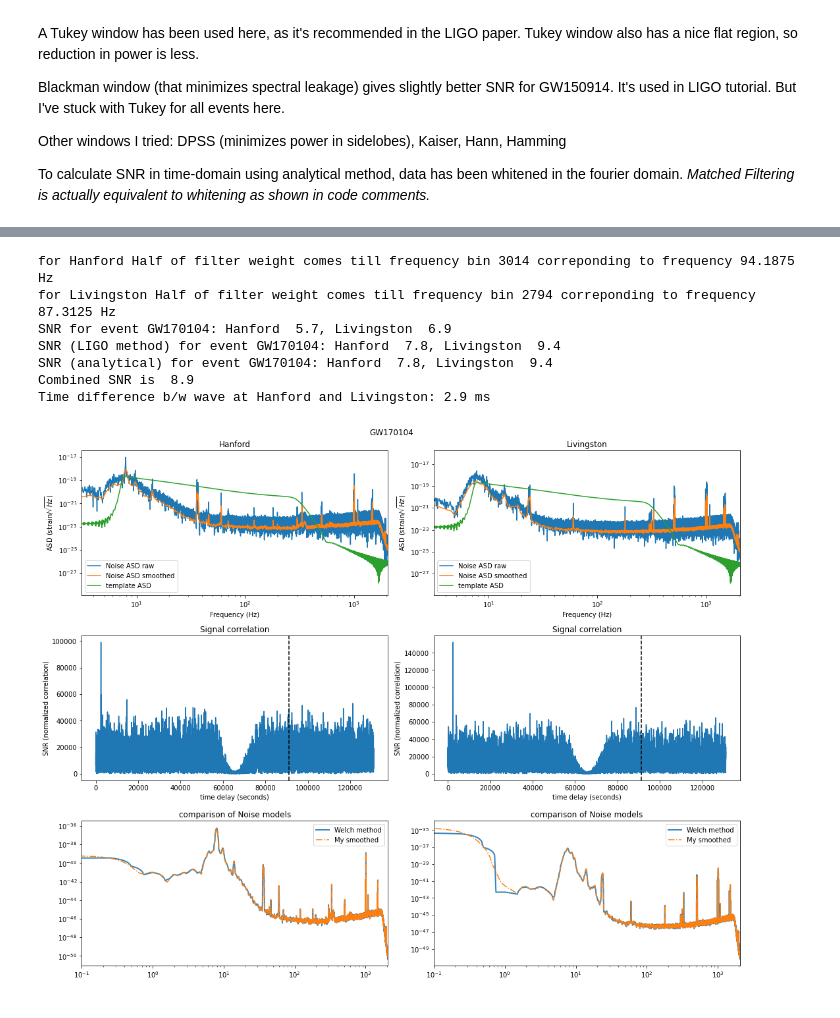
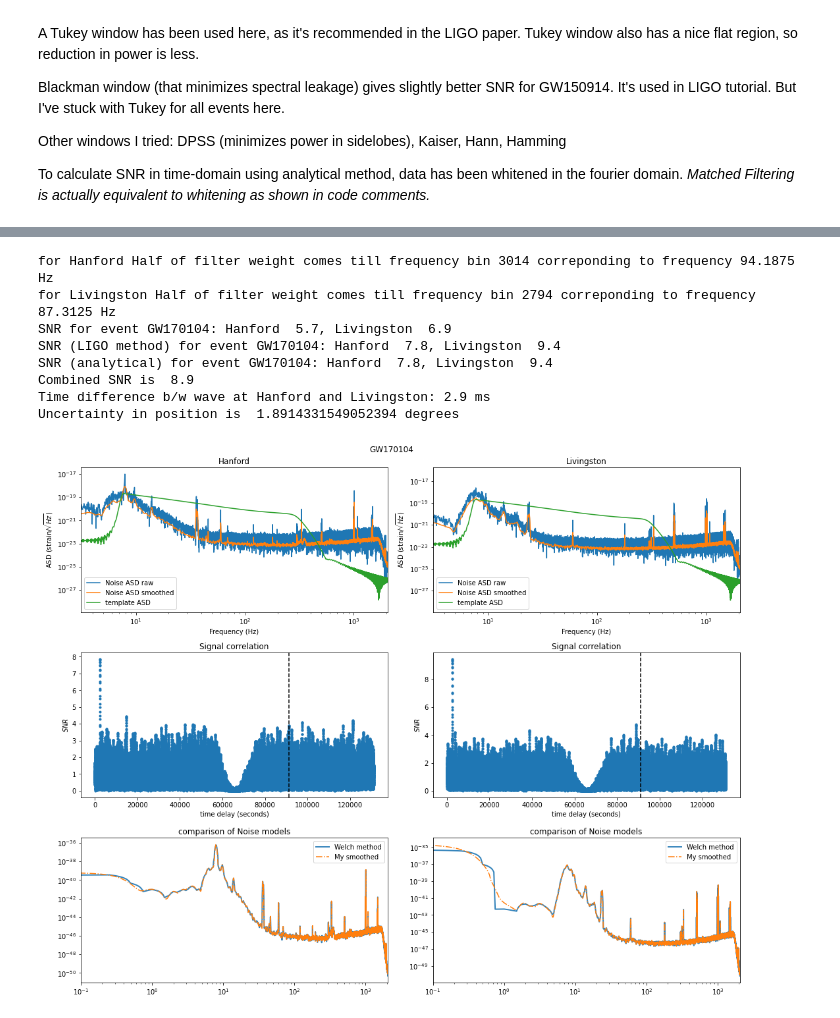
Before and after one commit to mohanagr/PHYS512, a Jupyter notebook: ps6/MF.ipynb, the cells around one changed output, grey strips where cells are left out. Cells and saved outputs as stored; diff of their text form; code cells hidden in the pictures.

```diff
--- a/ps6/MF.ipynb
+++ b/ps6/MF.ipynb
@@ -68,3 +100,7 @@ It is observed that the SNR calculated using actual Noise level and correlation
+# %%
+c = 3e5 #km/s
+d = 3000 # km
+deldel_x = c*0.00034526698 #km
 # %%
 def read_template(filename):
     dataFile=h5py.File(filename,'r')
@@ -178,10 +214,10 @@ def fit(fname, template_name, ax, winfunc,args=(), lowcutoff=200,highcutoff=5000
 
     print("for",title,"Half of filter weight comes till frequency bin", indhalf, "correponding to frequency", indhalf*df, "Hz")
 
-    ax[1].plot(np.arange(len(LIGOsnr)), np.abs(LIGOsnr)**2,'.')
-    ax[1].set_xlim([indmax-20,indmax+20])
+    ax[1].plot(np.arange(len(LIGOsnr)), np.abs(LIGOsnr),'.')
+#     ax[1].set_xlim([indmax-20,indmax+20])
     ax[1].set_title('Signal correlation')
-    ax[1].set_ylabel('SNR (normalized correlation)')
+    ax[1].set_ylabel('$SNR$')
     ax[1].set_xlabel('time delay (seconds)')
     ax[1].axvline((n-corrcutoff), color='black', linestyle='--')
     plt.tight_layout()
@@ -194,7 +230,7 @@ def fit(fname, template_name, ax, winfunc,args=(), lowcutoff=200,highcutoff=5000
 
 #     vector =
     totalsnr = np.abs(LIGOsnr)**2
-    print(totalsnr[indmax]-totalsnr[indmax-1], totalsnr[indmax]-totalsnr[indmax+1])
+
     analysnr = np.max(np.abs(corr))/np.sqrt(H) # = LIGO SNR; factor of 2 makes analytical SNR = LIGO SNR
     snr = mysignal/mynoise # this is the time-domain estimate from actual scatter
 
@@ -321,31 +369,36 @@ fig.set_size_inches(15,12)
 fig.suptitle(event)
 ax1 = ax[:,0]
 ax2 = ax[:,1]
 band = events[event]['fband']
 ind1, snr1, snrfft1, analsnr1 = fit(events[event]['fn_H1'], events[event]['fn_template'], ax1, windows.tukey, args=(0.2,),\
                                     lowcutoff=band[0],highcutoff=band[1], corrcutoff=40000)
 ind2, snr2, snrfft2, analsnr2 = fit(events[event]['fn_L1'], events[event]['fn_template'], ax2, windows.tukey, args=(0.2,), \
                                     lowcutoff=band[0], highcutoff=band[1], corrcutoff=40000, hanford=False)
 
 print(f"SNR for event {event}: Hanford {snr1:4.1f}, Livingston {snr2:4.1f}")
 print(f"SNR (LIGO method) for event {event}: Hanford {snrfft1:4.1f}, Livingston {snrfft2:4.1f}")
 print(f"SNR (analytical) for event {event}: Hanford {analsnr1:4.1f}, Livingston {analsnr2:4.1f}")
 
 # ratio1 = snr1/snr2
 # ratio2 = snrfft1/snrfft2
 # ratio3 = analsnr1/analsnr2
 
 timediff = np.abs(ind1-ind2)/4096
 # print("ratios are:", ratio1, ratio2, ratio3)
 combinedsnr = np.sqrt(snr1**2+snr2**2)
 print(f"Combined SNR is {combinedsnr:4.1f}")
 print(f"Time difference b/w wave at Hanford and Livingston: {timediff*1000:2.1f} ms")
+timediff = np.abs(ind1-ind2)/4096
+delx = c*timediff
+del_theta = deldel_x/d * np.sqrt(1 - delx**2/d**2) *180/np.pi
+print("Uncertainty in position is ", del_theta, "degrees")
 # %% [output]
 for Hanford Half of filter weight comes till frequency bin 3014 correponding to frequency 94.1875 Hz
 for Livingston Half of filter weight comes till frequency bin 2794 correponding to frequency 87.3125 Hz
 SNR for event GW170104: Hanford  5.7, Livingston  6.9
 SNR (LIGO method) for event GW170104: Hanford  7.8, Livingston  9.4
 SNR (analytical) for event GW170104: Hanford  7.8, Livingston  9.4
 Combined SNR is  8.9
 Time difference b/w wave at Hanford and Livingston: 2.9 ms
+Uncertainty in position is  1.8914331549052394 degrees
-[figure, old version]
+[figure, new version]
```
Also changed, not shown: parts of 8 cells of this notebook, 1 other file.
